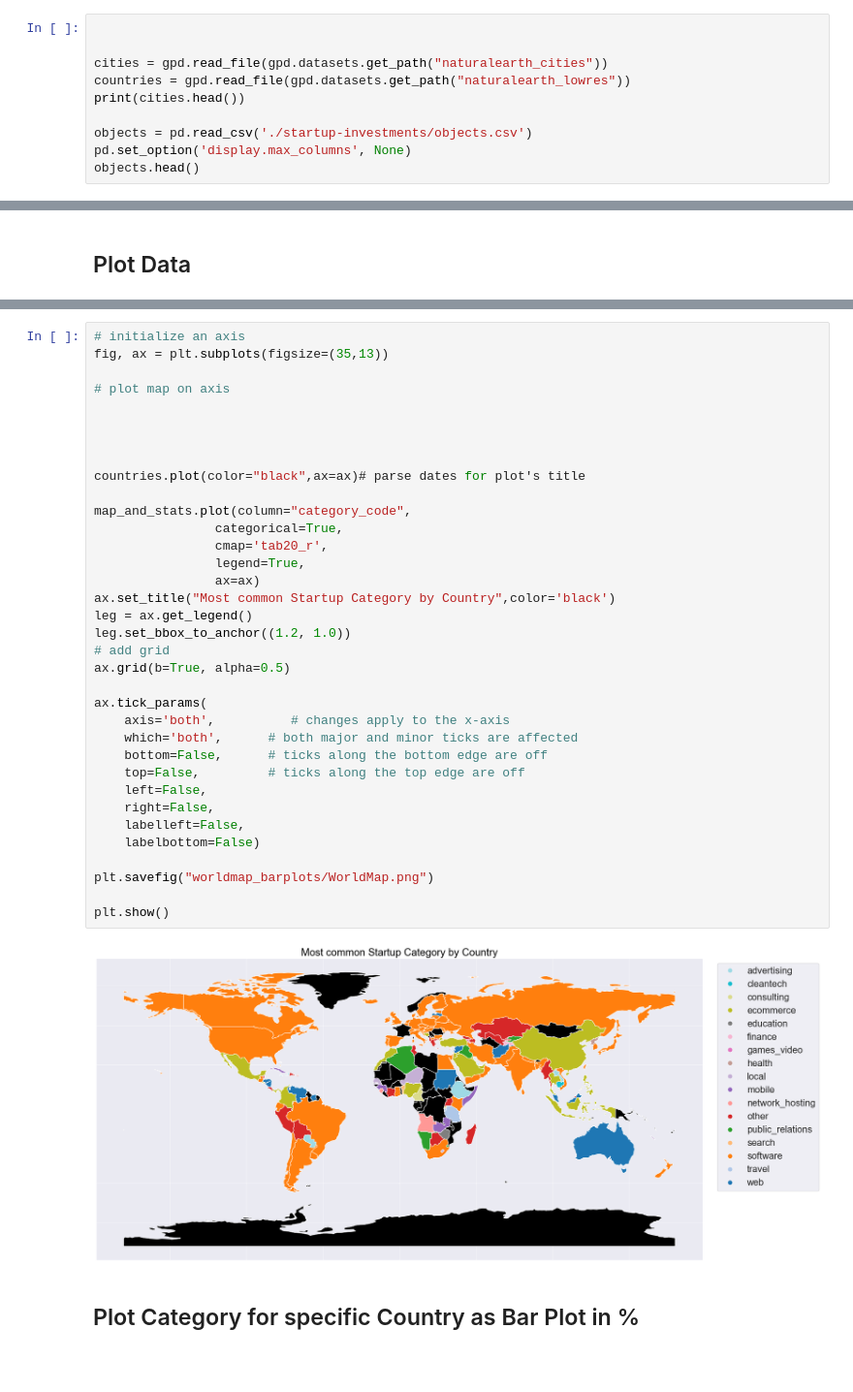
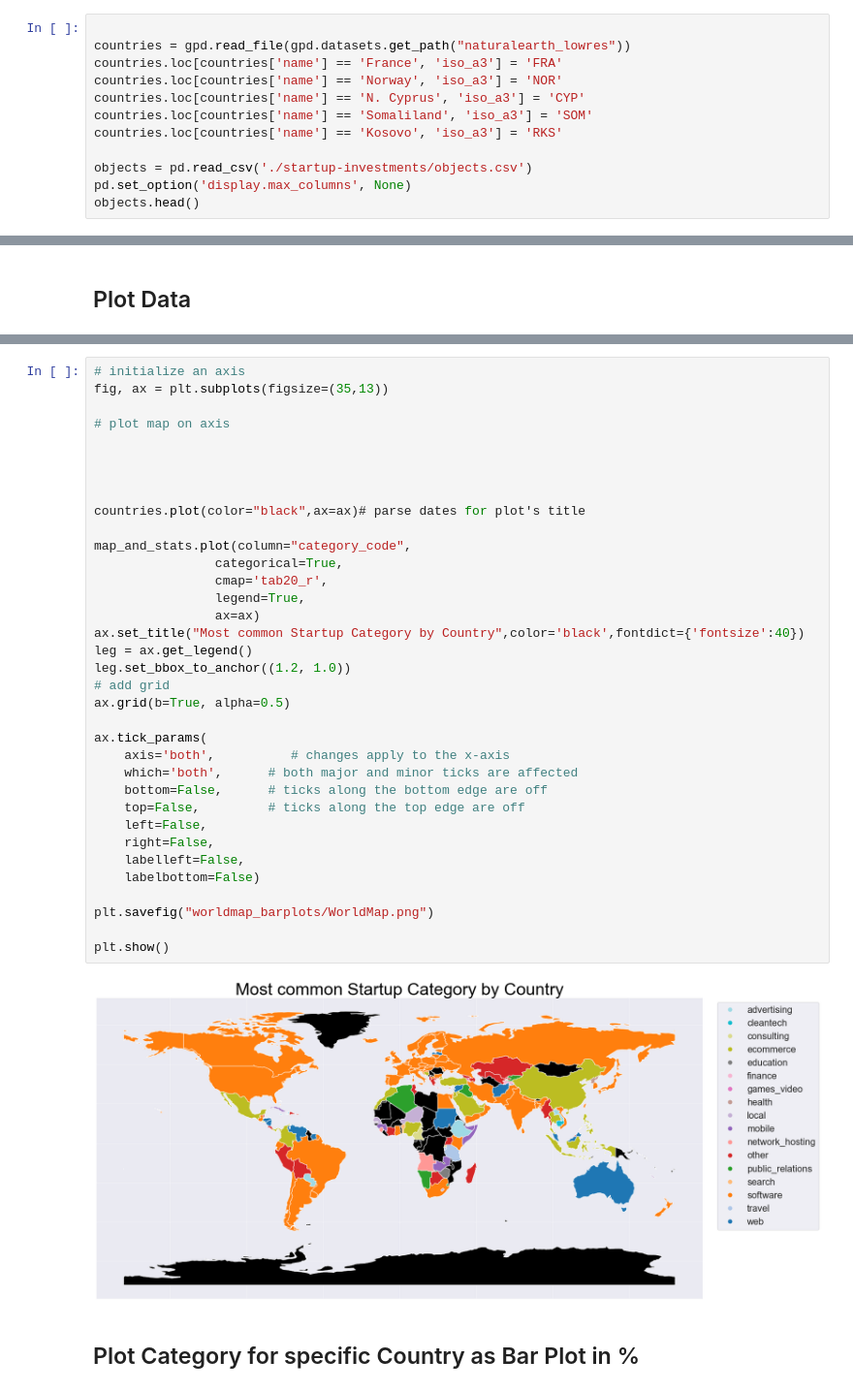
Before and after one commit to schmuecker/statistics-course, a Jupyter notebook: startup-analysis/heat_map.ipynb, the cells around one changed output, grey strips where cells are left out. Shown at 97% size. Cells and saved outputs as stored; diff of their text form; blank space fills up the shorter version.

Commit message:
Geopandas didn't know "FRA" as Country Code

```diff
--- a/startup-analysis/heat_map.ipynb
+++ b/startup-analysis/heat_map.ipynb
@@ -8,10 +8,12 @@ import seaborn as sns
 import pycountry
 # %%
 
-
-cities = gpd.read_file(gpd.datasets.get_path("naturalearth_cities"))
 countries = gpd.read_file(gpd.datasets.get_path("naturalearth_lowres"))
-print(cities.head())
+countries.loc[countries['name'] == 'France', 'iso_a3'] = 'FRA'
+countries.loc[countries['name'] == 'Norway', 'iso_a3'] = 'NOR'
+countries.loc[countries['name'] == 'N. Cyprus', 'iso_a3'] = 'CYP'
+countries.loc[countries['name'] == 'Somaliland', 'iso_a3'] = 'SOM'
+countries.loc[countries['name'] == 'Kosovo', 'iso_a3'] = 'RKS'
 
 objects = pd.read_csv('./startup-investments/objects.csv')
 pd.set_option('display.max_columns', None)
@@ -158,35 +144,35 @@ fig, ax = plt.subplots(figsize=(35,13))
 
 
 
 
 countries.plot(color="black",ax=ax)# parse dates for plot's title
 
 map_and_stats.plot(column="category_code",
                 categorical=True,
                 cmap='tab20_r',
                 legend=True,
                 ax=ax)
-ax.set_title("Most common Startup Category by Country",color='black')
+ax.set_title("Most common Startup Category by Country",color='black',fontdict={'fontsize':40})
 leg = ax.get_legend()
 leg.set_bbox_to_anchor((1.2, 1.0))
 # add grid
 ax.grid(b=True, alpha=0.5)
 
 ax.tick_params(
     axis='both',          # changes apply to the x-axis
     which='both',      # both major and minor ticks are affected
     bottom=False,      # ticks along the bottom edge are off
     top=False,         # ticks along the top edge are off
     left=False,
     right=False,
     labelleft=False,
     labelbottom=False)
 
 plt.savefig("worldmap_barplots/WorldMap.png")
 
 plt.show()
 # %% [output]
-[figure, old version]
+[figure, new version]
 # %% [markdown]
 ## Plot Category for specific Country as Bar Plot in %
 # %%
```
Also changed, not shown: parts of 9 cells of this notebook, 10 other files.
